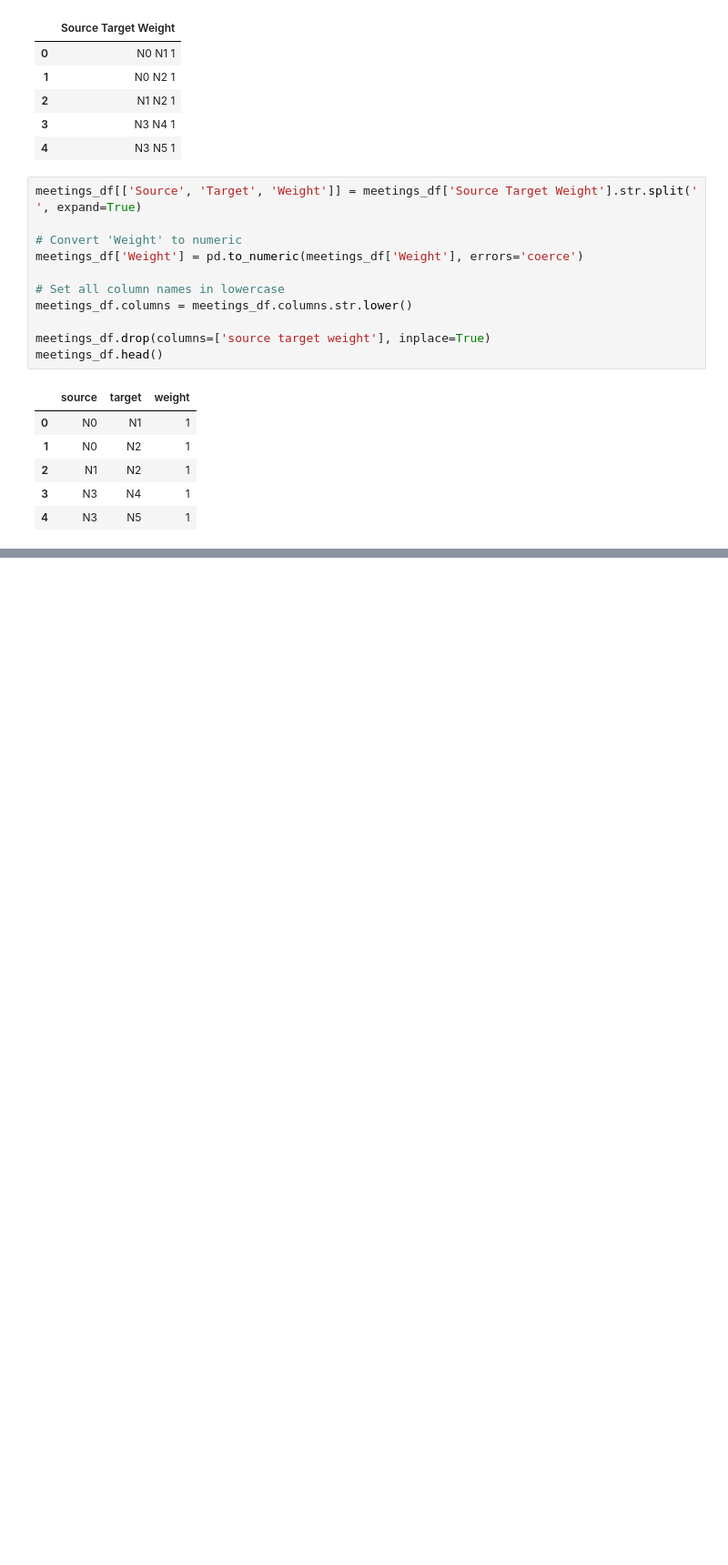
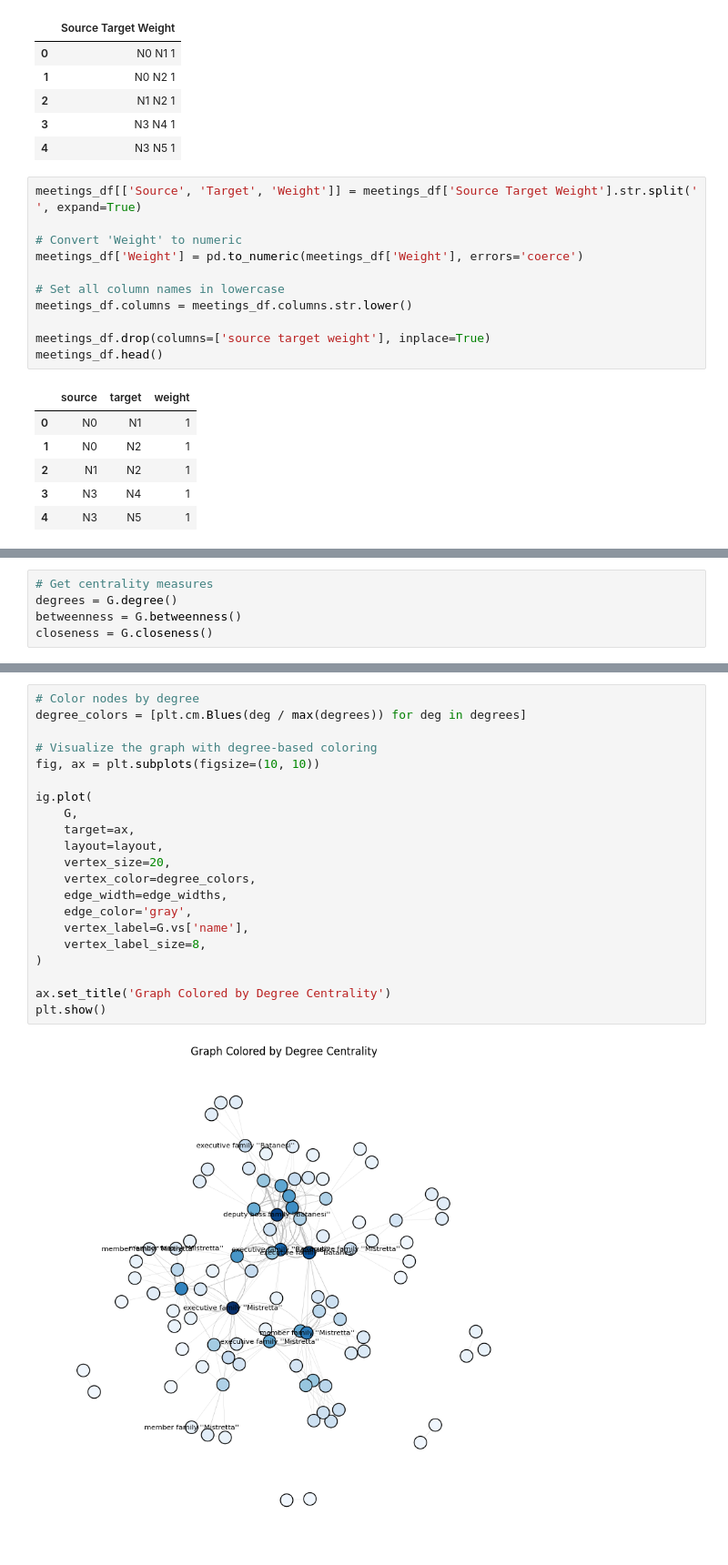
Before and after one commit to ignaciovadillos/The-Sicilian-Mafia---Network-Analysis, a Jupyter notebook: experiments/meeting.ipynb, the cells around one changed output, grey strips where cells are left out. Shown at 91% size. Saved outputs shown, nothing was run; the diff lists cells and outputs as text; blank space fills up the shorter version.

```diff
--- a/experiments/meeting.ipynb
+++ b/experiments/meeting.ipynb
@@ -39,0 +186,5 @@ meetings_df.head()
+# %%
+# Get centrality measures
+degrees = G.degree()
+betweenness = G.betweenness()
+closeness = G.closeness()
@@ -39,0 +206,23 @@ meetings_df.head()
+# %%
+# Color nodes by degree
+degree_colors = [plt.cm.Blues(deg / max(degrees)) for deg in degrees]
+
+# Visualize the graph with degree-based coloring
+fig, ax = plt.subplots(figsize=(10, 10))
+
+ig.plot(
+    G,
+    target=ax,
+    layout=layout,
+    vertex_size=20,
+    vertex_color=degree_colors,
+    edge_width=edge_widths,
+    edge_color='gray',
+    vertex_label=G.vs['name'],
+    vertex_label_size=8,
+)
+
+ax.set_title('Graph Colored by Degree Centrality')
+plt.show()
+# %% [output]
+[figure, added]
```
Also changed, not shown: parts of 14 cells of this notebook, 1 other file.
